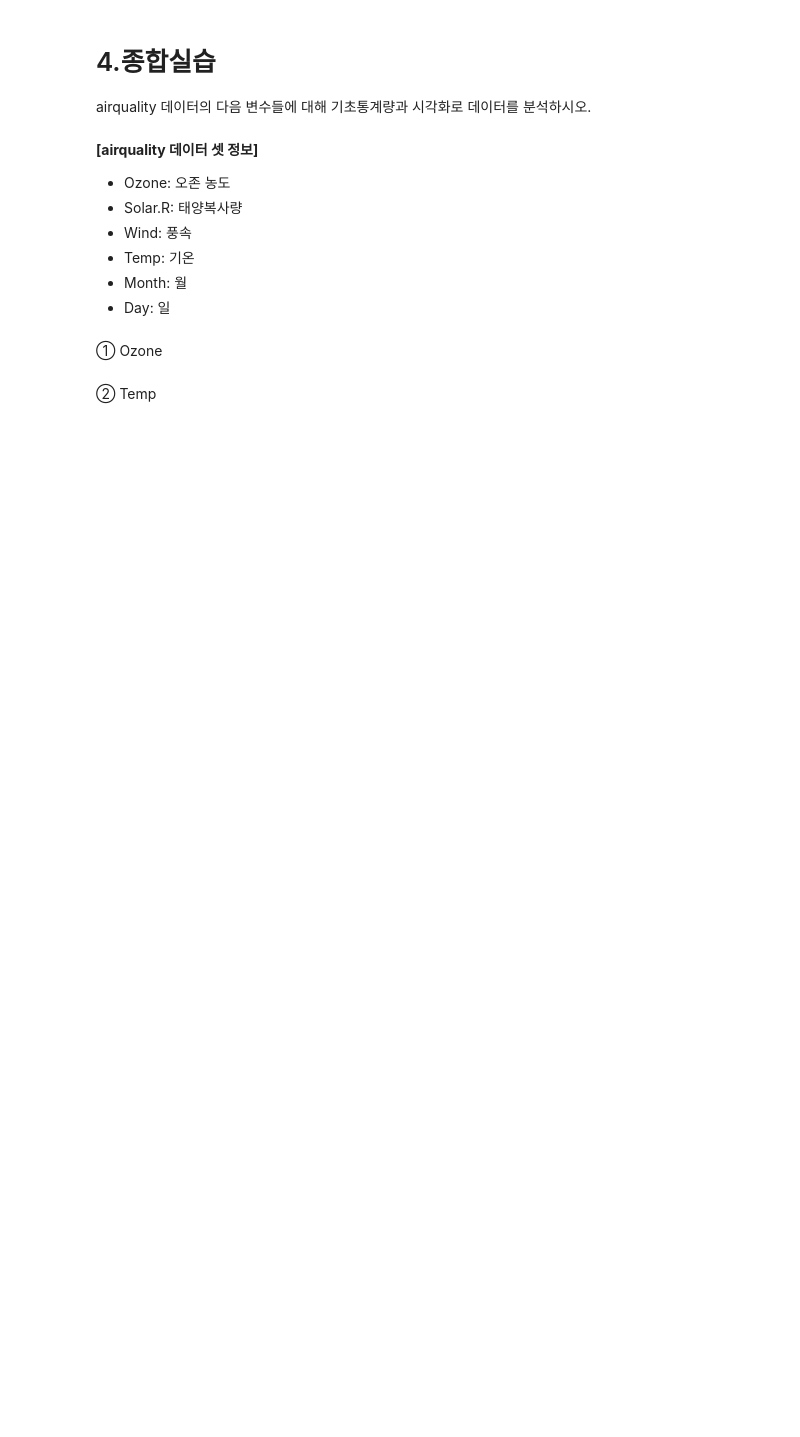
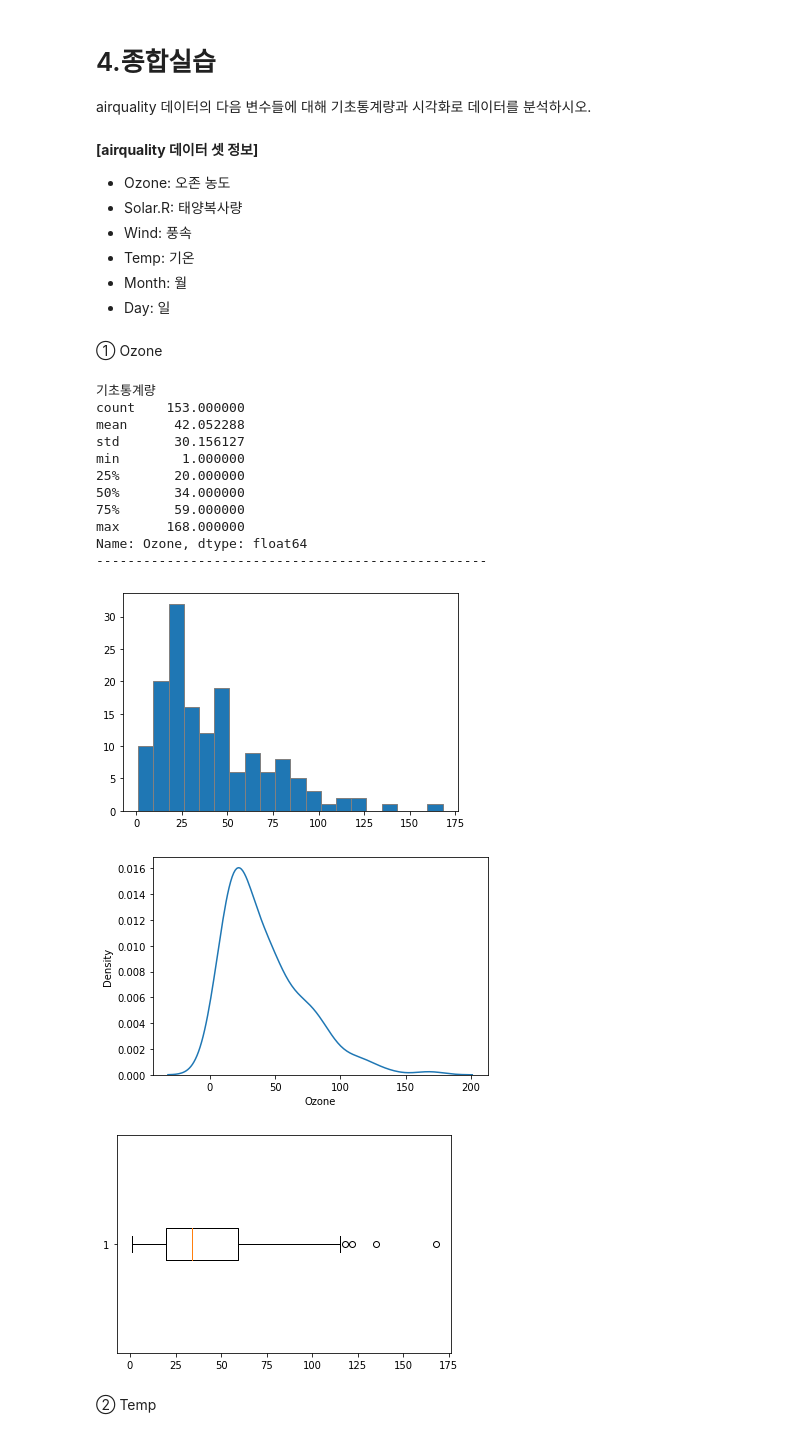
Before and after one commit to SubinOk/KT_AIVLE, a Jupyter notebook: 05 DataAnalysis/03과 단변량분석_숫자형변수.ipynb, the cells around one changed output. Cells and saved outputs as stored; diff of their text form; code cells hidden in the pictures; blank space fills up the shorter version.

```diff
--- a/05 DataAnalysis/03과 단변량분석_숫자형변수.ipynb
+++ b/05 DataAnalysis/03과 단변량분석_숫자형변수.ipynb
@@ -478,2 +484,36 @@ airquality 데이터의 다음 변수들에 대해 기초통계량과 시각화
+# %%
+ozone = air.loc[air['Ozone'].notnull(), 'Ozone']
+
+# 기초 통계량
+print('기초통계량')
+print(ozone.describe())
+print('-' * 50)
+
+# 히스토그램
+plt.hist(ozone, bins=20, edgecolor='grey')
+plt.show()
+
+# density plot
+sns.kdeplot(ozone)
+plt.show()
+
+# boxplot
+plt.boxplot(ozone, vert=False)
+plt.show()
+# %% [output]
+기초통계량
+count    153.000000
+mean      42.052288
+std       30.156127
+min        1.000000
+25%       20.000000
+50%       34.000000
+75%       59.000000
+max      168.000000
+Name: Ozone, dtype: float64
+--------------------------------------------------
+[figure, added]
+[figure, added]
+[figure, added]
 # %% [markdown]
 ② Temp
```
Also changed, not shown: parts of 12 cells of this notebook.
